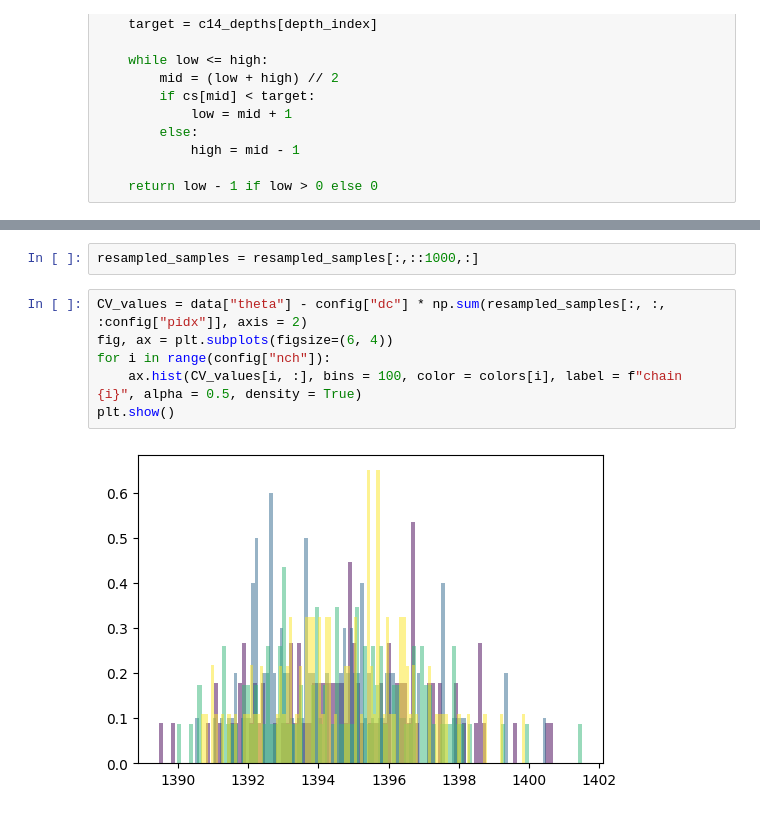
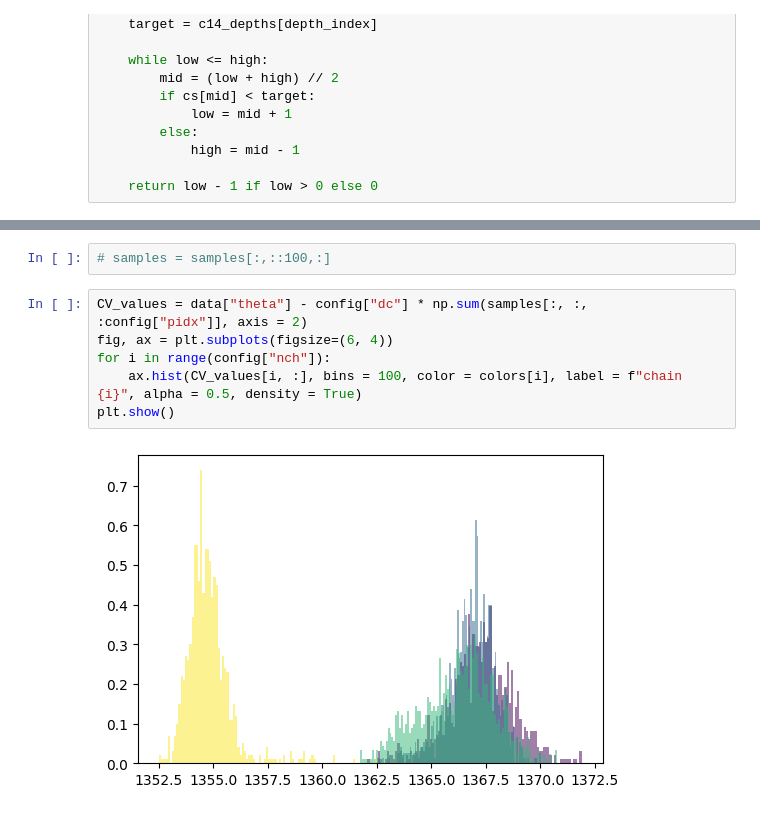
Before and after one commit to hannakjellson/Sampling-for-age-depth-modelling, a Jupyter notebook: python/src/age_depth_models/age_depth_model_unified_cap/plot.ipynb, the cells around one changed output, grey strips where cells are left out. Cells and saved outputs as stored; diff of their text form.

```diff
--- a/python/src/age_depth_models/age_depth_model_unified_cap/plot.ipynb
+++ b/python/src/age_depth_models/age_depth_model_unified_cap/plot.ipynb
@@ -91,13 +90,13 @@ plt.show()
 # %%
-resampled_samples = resampled_samples[:,::1000,:]
+# samples = samples[:,::100,:]
 # %%
-CV_values = data["theta"] - config["dc"] * np.sum(resampled_samples[:, :, :config["pidx"]], axis = 2)
+CV_values = data["theta"] - config["dc"] * np.sum(samples[:, :, :config["pidx"]], axis = 2)
 fig, ax = plt.subplots(figsize=(6, 4))
 for i in range(config["nch"]):
     ax.hist(CV_values[i, :], bins = 100, color = colors[i], label = f"chain {i}", alpha = 0.5, density = True)
 plt.show()
 # %% [output]
-[figure, old version]
+[figure, new version]
 # %%
 indices = []
 for i in range(len(data["d18O_depths"])):
```
Also changed, not shown: parts of 8 cells of this notebook, 5 other files.
